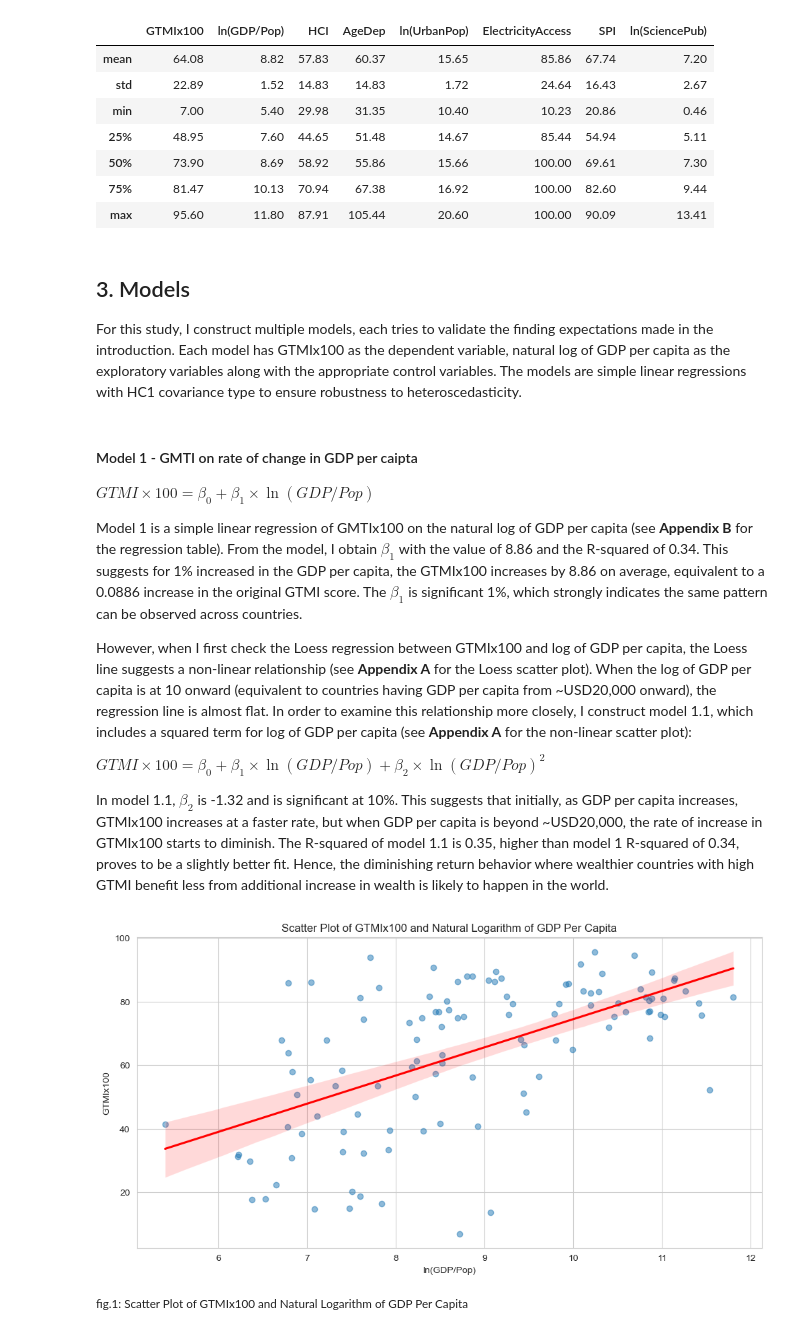
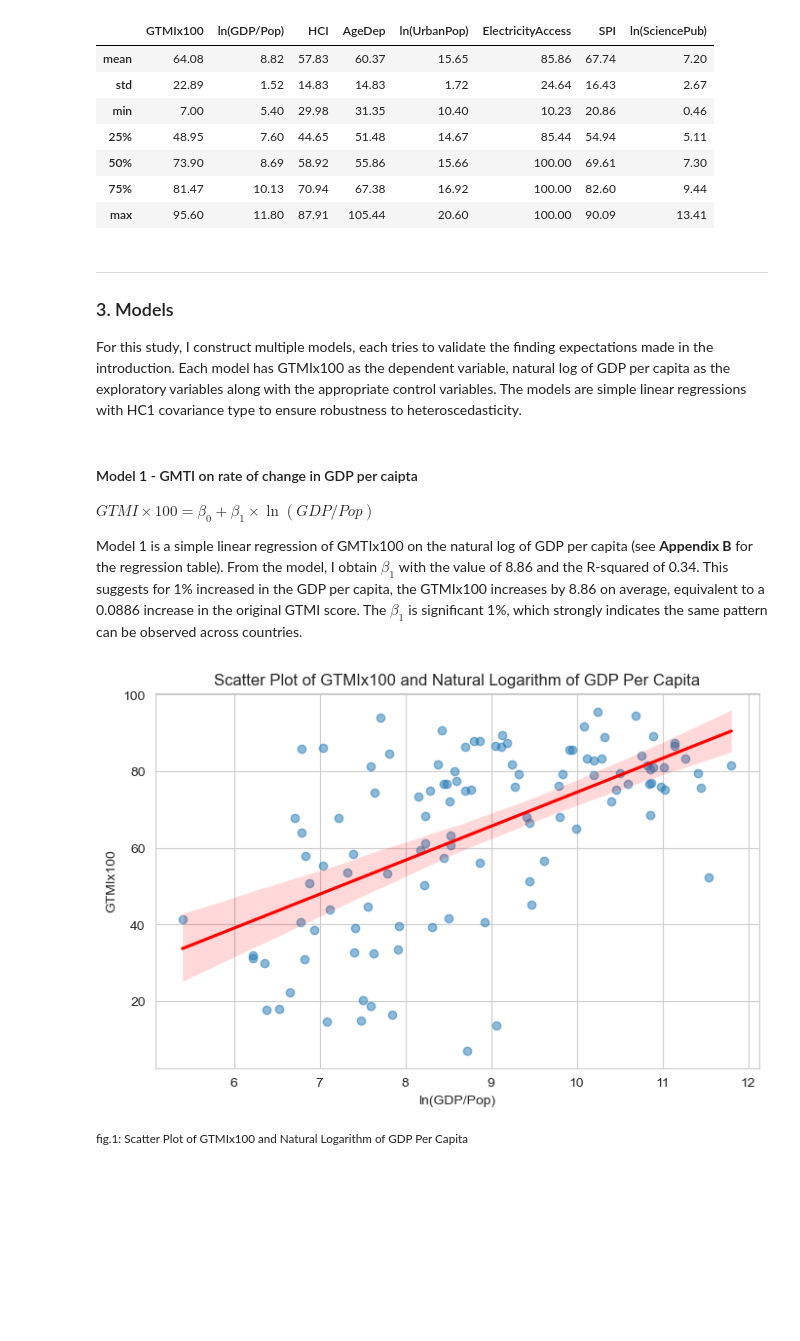
Before and after one commit to viethngn/CEU_MSc_BA_ECBS5142_Data_Analysis_2, a Jupyter notebook: final_term_project/final_term_project.ipynb, the cells around one changed output. Saved outputs shown, nothing was run; the diff lists cells and outputs as text; code cells hidden in the pictures; blank space fills up the shorter version.

```diff
--- a/final_term_project/final_term_project.ipynb
+++ b/final_term_project/final_term_project.ipynb
@@ -14,9 +25,8 @@ from stargazer.stargazer import Stargazer
 import statsmodels.api as sm
 import statsmodels.formula.api as smf
 
-import plotly.express as px
-import plotly.io as pio
-pio.templates.default = 'plotly_white'
+import seaborn as sns
+import matplotlib.pyplot as plt
 # %%
 def parse_API_result(indicator_name: str, indicator: str):
     params = {
@@ -191,43 +191,34 @@ descriptive_stats
 | 75% | 81.47 | 10.13 | 70.94 | 67.38 | 16.92 | 100.00 | 82.60 | 9.44 |
 | max | 95.60 | 11.80 | 87.91 | 105.44 | 20.60 | 100.00 | 90.09 | 13.41 |
 # %% [markdown]
-## 3. Models
+_____
+### 3. Models
 For this study, I construct multiple models, each tries to validate the finding expectations made in the introduction. Each model has GTMIx100 as the dependent variable, natural log of GDP per capita as the exploratory variables along with the appropriate control variables. The models are simple linear regressions with HC1 covariance type to ensure robustness to heteroscedasticity.
 # %% [markdown]
 #### Model 1 - GMTI on rate of change in GDP per caipta
 $GTMI\times100 = \beta_0 + \beta_1\times \ln(GDP/Pop)$
 
 Model 1 is a simple linear regression of GMTIx100 on the natural log of GDP per capita (see **Appendix B** for the regression table). From the model, I obtain $\beta_1$ with the value of 8.86 and the R-squared of 0.34. This suggests for 1% increased in the GDP per capita, the GTMIx100 increases by 8.86 on average, equivalent to a 0.0886 increase in the original GTMI score. The $\beta_1$ is significant 1%, which strongly indicates the same pattern can be observed across countries.
-
-However, when I first check the Loess regression between GTMIx100 and log of GDP per capita, the Loess line suggests a non-linear relationship (see **Appendix A** for the Loess scatter plot). When the log of GDP per capita is at 10 onward (equivalent to countries having GDP per capita from ~USD20,000 onward), the regression line is almost flat. In order to examine this relationship more closely, I construct model 1.1, which includes a squared term for log of GDP per capita (see **Appendix A** for the non-linear scatter plot):
-
-$GTMI\times100 = \beta_0 + \beta_1\times \ln(GDP/Pop) + \beta_2\times \ln(GDP/Pop)^2$
-
-In model 1.1, $\beta_2$ is -1.32 and is significant at 10%. This suggests that initially, as GDP per capita increases, GTMIx100 increases at a faster rate, but when GDP per capita is beyond ~USD20,000, the rate of increase in GTMIx100 starts to diminish. The R-squared of model 1.1 is 0.35, higher than model 1 R-squared of 0.34, proves to be a slightly better fit. Hence, the diminishing return behavior where wealthier countries with high GTMI benefit less from additional increase in wealth is likely to happen in the world.
 # %%
 reg1 = smf.ols(formula="GTMIx100 ~ ln_GDP_per_capita", data=df).fit(cov_type="HC1")
 reg1_1 = smf.ols(formula="GTMIx100 ~ ln_GDP_per_capita + ln_GDP_per_capita_sq", data=df).fit(cov_type="HC1")
 # %%
-import matplotlib.pyplot as plt
-import seaborn as sns
-import numpy as np
-
 # Data for the scatter plot
 x = df['ln_GDP_per_capita']
 y = df['GTMIx100']
 
 # Creating the scatter plot with regression line
-plt.figure(figsize=(12, 6))
+plt.figure(figsize=(8, 5))
 sns.regplot(x=x, y=y, scatter_kws={'alpha':0.5}, line_kws={'color':'red'})
 
 # Adding titles and labels
 plt.title('Scatter Plot of GTMIx100 and Natural Logarithm of GDP Per Capita')
 plt.xlabel('ln(GDP/Pop)')
 plt.ylabel('GTMIx100')
 
 # Show the plot
 plt.show()
 # %% [output]
-[figure, old version]
+[figure, new version]
 # %% [markdown]
 <sup>fig.1: Scatter Plot of GTMIx100 and Natural Logarithm of GDP Per Capita</sup>
```
Also changed, not shown: parts of 17 cells of this notebook, 1 other file.
